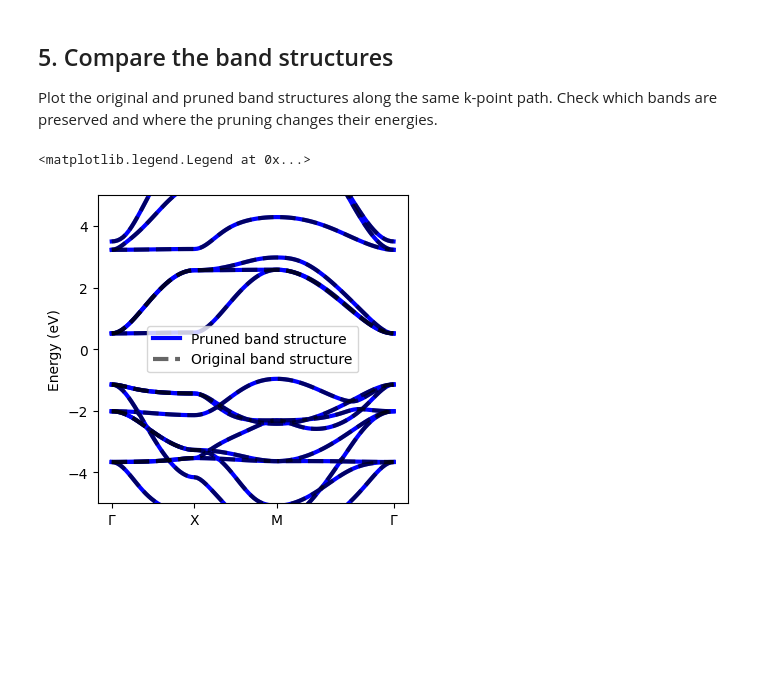
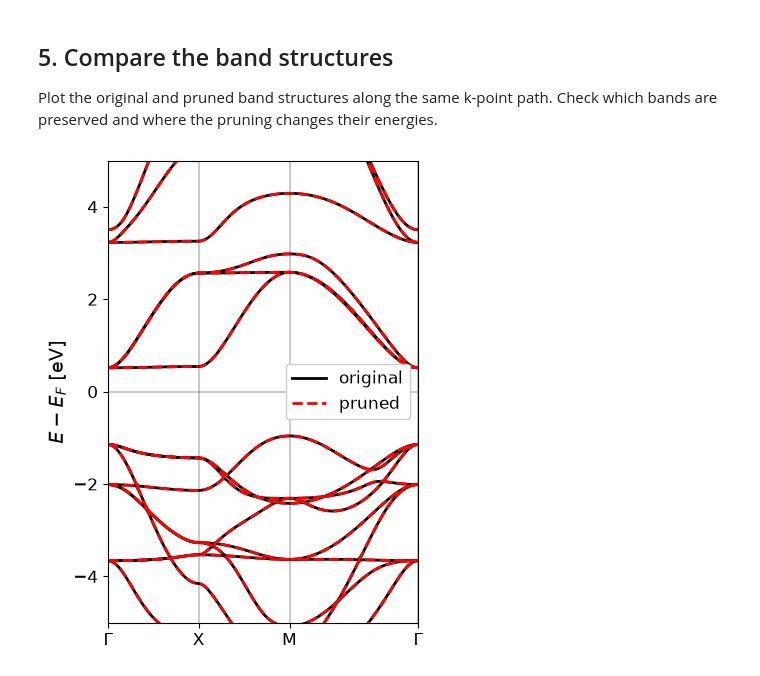
Before and after one commit to alananaya230798/Transiesta_School_2026, a Jupyter notebook: Orbital_Prunning/Orbital_Prunning.ipynb, the cells around one changed output. Cells and saved outputs as stored; diff of their text form; code cells hidden in the pictures; blank space fills up the shorter version.

```diff
--- a/Orbital_Prunning/Orbital_Prunning.ipynb
+++ b/Orbital_Prunning/Orbital_Prunning.ipynb
@@ -35,9 +64,8 @@ Tutorial made by Niels Gabriel and Alan Anaya
 # %% [markdown]
 We begin with a **precomputed DFT Hamiltonian from SIESTA**. `sisl` can read the Hamiltonian directly from the SIESTA input/output files. The resulting object contains both the atomic geometry and the Hamiltonian/overlap matrices needed for the following analysis.
 # %%
-dir = './NPG_DZP'
-# Read Hamiltonian
-H_dft = si.get_sile(dir+'/RUN.fdf').read_hamiltonian()
+# Read the Hamiltonian (and overlap matrix, geometry and basis) from the SIESTA run
+H_dft = si.get_sile("NPG_DZP/RUN.fdf").read_hamiltonian()
 # %% [markdown]
 Before doing any electronic-structure or transport calculation, it is useful to inspect the geometry. Here we use `sisl`'s plotting tools to visualize the nanoporous graphene (NPG) structure.
 
@@ -674,5 +440 @@ H = si.get_sile(ham_path).read_hamiltonian()
-# %%
-# Path to the SIESTA Hamiltonian file
-ham_path = "STO-1uc_SZ_minimal/atoms.HSX"
-H = si.get_sile(ham_path).read_hamiltonian()
 # %%
@@ -832,12 +530,11 @@ Use the PDOS and fatband plots to decide which orbitals to **keep**. Comment out
 **Exercise:** Try keeping the orbitals most relevant to the valence bands, conduction bands, or bands near the gap. Compare the resulting band structures with the original.
 # %%
 # Only the orbital groups listed here are retained for each element.
-# Comment out a line to exclude that group during pruning.
-O_prune_orbitals = [ '2s',  '2p',]
-
-Ti_prune_orbitals = [   '4s',   't_2g',   'e_g']
-
-Sr_prune_orbitals = [   '5s',]
+keep_groups = {
+    "Ti": ["4s", "t_{2g}", "e_g"],
+    "O": ["2s", "2p"],
+    "Sr": ["5s"],
+}
 # %% [markdown]
 ### Apply the orbital selection
 
@@ -876,43 +562,7 @@ Hsub.reduce()
 
 Plot the original and pruned band structures along the same k-point path. Check which bands are preserved and where the pruning changes their energies.
 # %%
-# Eigenvalues of the original Hamiltonian along the selected k-point path
-original_bands = band.apply.array.eigh()
-k = band.lineark()
-ticks, labels = band.lineartick()
-
-# Use the same path and sampling for the pruned Hamiltonian
-pruned_band = si.BandStructure(
-    Hsub,
-    [[0, 0, 0],
-     [0.5, 0, 0],
-     [0.5, 0.5, 0],
-     [0, 0, 0]],
-    nk,
-    ["Γ", "X", "M", "Γ"],
-)
-pruned_bands = pruned_band.apply.array.eigh()
-
-fig, ax = plt.subplots()
-fig.set_figwidth(4)
-fig.set_figheight(4)
-
-
-# Solid blue lines: pruned bands
-for i, energies in enumerate(pruned_bands.T):
-    ax.plot(k, energies, 'b',
-            label='Pruned band structure' if i == 0 else None,lw = 3)
-
-# Dashed black lines: original bands
-for i, energies in enumerate(original_bands.T):
-    ax.plot(k, energies, 'k--', alpha=0.6, lw = 3,
-            label='Original band structure' if i == 0 else None)
-
-ax.set_ylim(-5, 5)
-ax.set_xticks(ticks)
-ax.set_xticklabels(labels)
-ax.set_ylabel('Energy (eV)')
-ax.legend()
+pruned_band = si.BandStructure(Hsub, kpath_sto, 100, klabels_sto)
+compare_bands(band, pruned_band, Erange=(-5, 5), labels=("original", "pruned"))
 # %% [output]
-<matplotlib.legend.Legend at 0x...>
-[figure, old version]
+[figure, new version]
```
Also changed, not shown: parts of 71 cells of this notebook.
